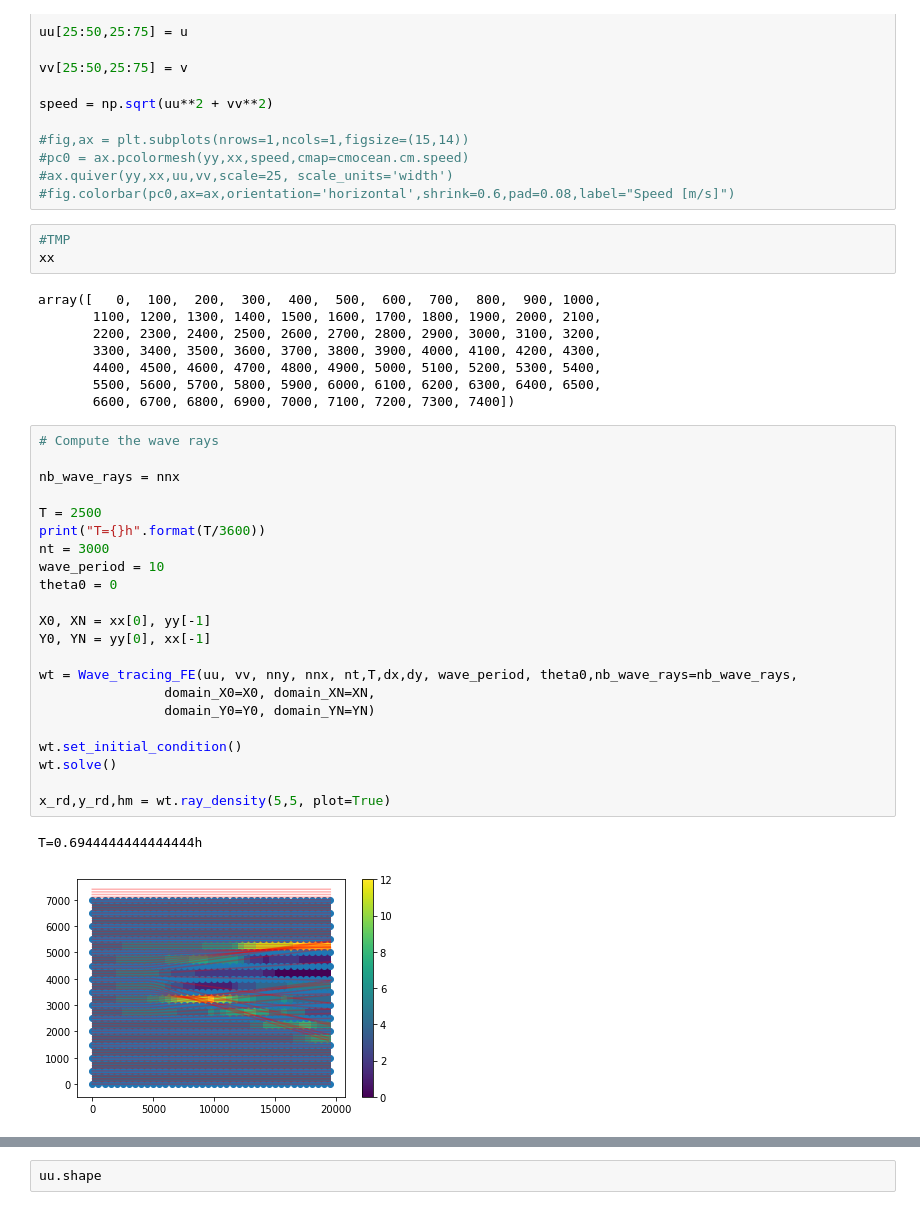
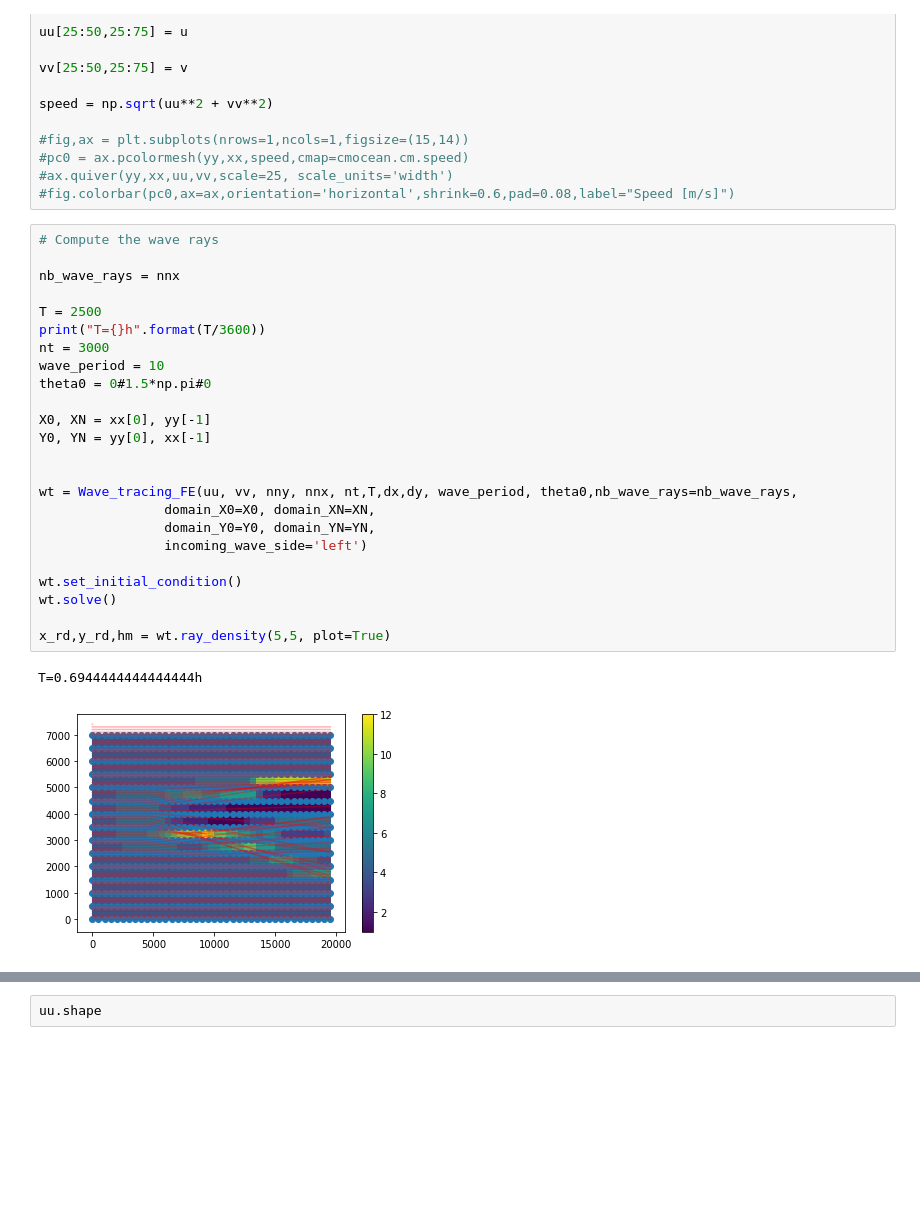
Before and after one commit to hevgyrt/ocean_wave_tracing, a Jupyter notebook: test_eddy.ipynb, the cells around one changed output, grey strips where cells are left out. Cells and saved outputs as stored; diff of their text form; blank space fills up the shorter version.

```diff
--- a/test_eddy.ipynb
+++ b/test_eddy.ipynb
@@ -62,42 +62,33 @@ speed = np.sqrt(uu**2 + vv**2)
 #pc0 = ax.pcolormesh(yy,xx,speed,cmap=cmocean.cm.speed)
 #ax.quiver(yy,xx,uu,vv,scale=25, scale_units='width')
 #fig.colorbar(pc0,ax=ax,orientation='horizontal',shrink=0.6,pad=0.08,label="Speed [m/s]")
-# %%
-#TMP
-xx
-# %% [output]
-array([   0,  100,  200,  300,  400,  500,  600,  700,  800,  900, 1000,
-       1100, 1200, 1300, 1400, 1500, 1600, 1700, 1800, 1900, 2000, 2100,
-       2200, 2300, 2400, 2500, 2600, 2700, 2800, 2900, 3000, 3100, 3200,
-       3300, 3400, 3500, 3600, 3700, 3800, 3900, 4000, 4100, 4200, 4300,
-       4400, 4500, 4600, 4700, 4800, 4900, 5000, 5100, 5200, 5300, 5400,
-       5500, 5600, 5700, 5800, 5900, 6000, 6100, 6200, 6300, 6400, 6500,
-       6600, 6700, 6800, 6900, 7000, 7100, 7200, 7300, 7400])
 # %%
 # Compute the wave rays
 
 nb_wave_rays = nnx
 
 T = 2500
 print("T={}h".format(T/3600))
 nt = 3000
 wave_period = 10
-theta0 = 0
+theta0 = 0#1.5*np.pi#0
 
 X0, XN = xx[0], yy[-1]
 Y0, YN = yy[0], xx[-1]
 
+
 wt = Wave_tracing_FE(uu, vv, nny, nnx, nt,T,dx,dy, wave_period, theta0,nb_wave_rays=nb_wave_rays,
                 domain_X0=X0, domain_XN=XN,
-                domain_Y0=Y0, domain_YN=YN)
+                domain_Y0=Y0, domain_YN=YN,
+                incoming_wave_side='left')
 
 wt.set_initial_condition()
 wt.solve()
 
 x_rd,y_rd,hm = wt.ray_density(5,5, plot=True)
 # %% [output]
 T=0.6944444444444444h
-[figure, old version]
+[figure, new version]
 # %%
 # PLOTTING
 
```
Also changed, not shown: parts of 2 cells of this notebook, 5 other files.
